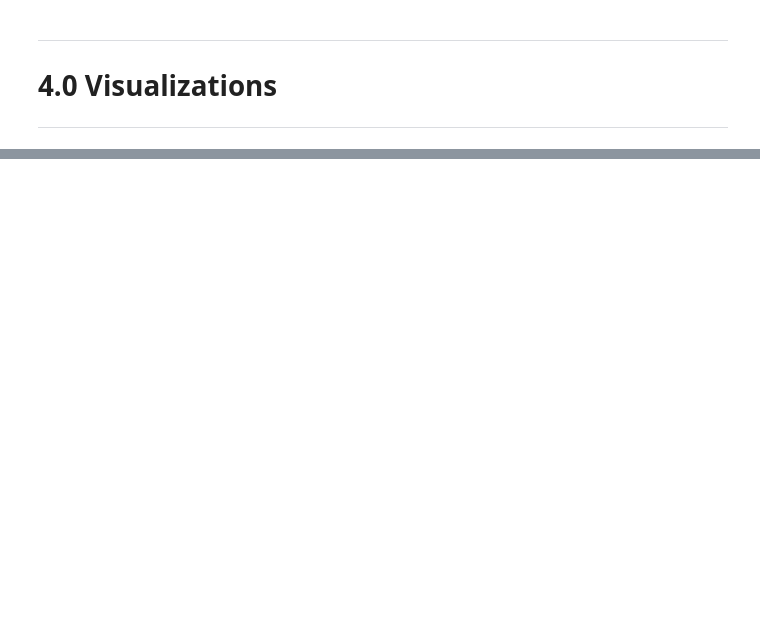
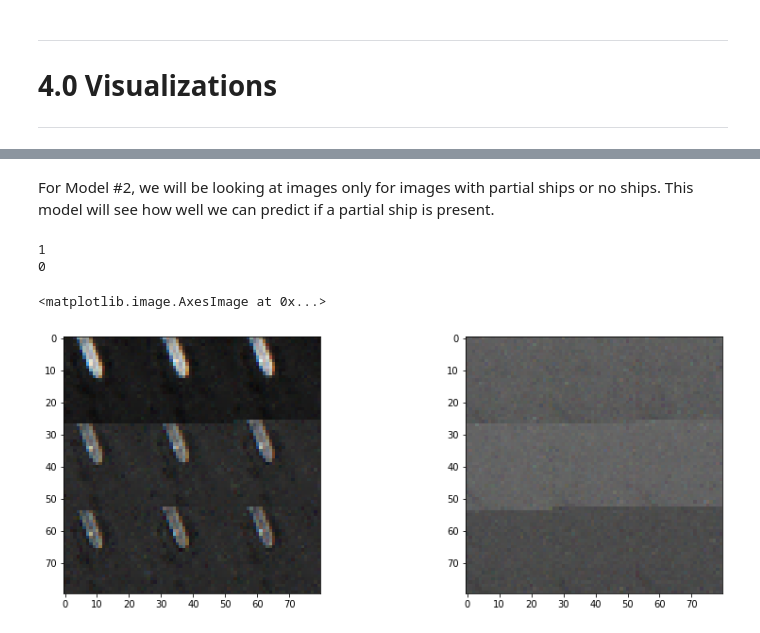
Before and after one commit to ehadda02/em-0213-final-project-template, a Jupyter notebook: Shipsnet.ipynb, the cells around one changed output, grey strips where cells are left out. Cells and saved outputs as stored; diff of their text form; code cells hidden in the pictures; blank space fills up the shorter version.

```diff
--- a/Shipsnet.ipynb
+++ b/Shipsnet.ipynb
@@ -73,0 +488,33 @@ ________
+# %% [markdown]
+For Model #2, we will be looking at images only for images with partial ships or no ships. This model will see how well we can predict if a partial ship is present.
+# %%
+# Define X and Y
+data_10086 = shipdata.loc[shipdata['ships'] == 0] # load just the no ship images
+
+X = data_10086["normalized_pixel_data"] # looking at the normalized data
+Y = data_10086["partial_ships"] # look at the partial ship or no ship known data for each image
+# Split the data into training and testing sets
+from sklearn.model_selection import train_test_split
+(X_train, X_test, Y_train, Y_test) = train_test_split(X, Y, test_size=0.20, random_state=42)
+# %%
+# Transform the training and testing data into arrays for TensorFlow
+X_train = np.array([x for x in X_train])
+X_test = np.array([x for x in X_test])
+Y_train = np.array([y for y in Y_train])
+Y_test = np.array([y for y in Y_test])
+# %%
+print(Y_test[200]) # see if image is ship or no ship classification in test and training arrays
+print(Y_train[200])
+
+# show images from pixel data for known ship and no ship
+fig, axes = plt.subplots(1,2,figsize=(14,5)) # plot two images side by side
+axes[0].imshow(X_test[200])
+axes[1].imshow(X_train[200])
+
+# tutorial did not process images in the best format
+# Need to transpose pixels for image to be displayed/analyzed correctly
+# %% [output]
+1
+0
+<matplotlib.image.AxesImage at 0x...>
+[figure, added]
```
Also changed, not shown: parts of 81 cells of this notebook, 1 other file.
